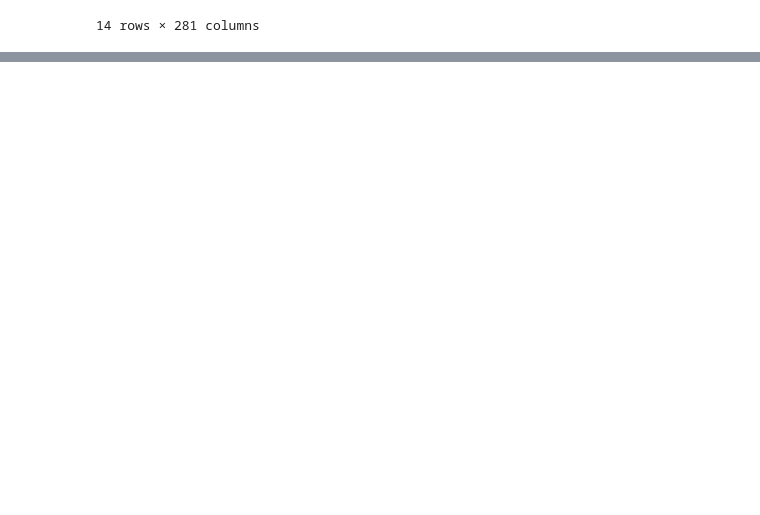
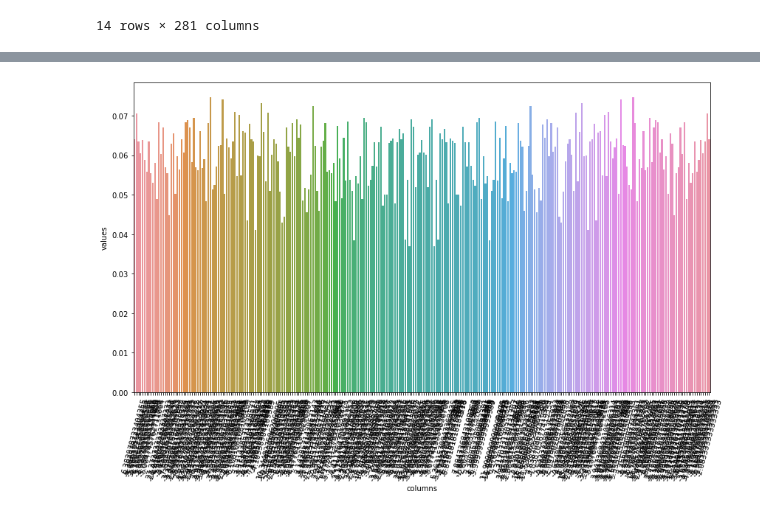
Before and after one commit to Starfarmer2/DIIG_Aquatrax_F23, a Jupyter notebook: src/Small_Leaks/PCA_Caroline.ipynb, the cells around one changed output, grey strips where cells are left out. Saved outputs shown, nothing was run; the diff lists cells and outputs as text; code cells hidden in the pictures; blank space fills up the shorter version.

```diff
--- a/src/Small_Leaks/PCA_Caroline.ipynb
+++ b/src/Small_Leaks/PCA_Caroline.ipynb
@@ -186,0 +293,14 @@ df_accounts_pivoted.to_csv("../../data/Processed_Data/leakage_fourier_transform_
+# %%
+#Weights on variables in component 0
+N=0
+component_df = pd.DataFrame(np.array([normalized_df.columns, np.abs(sort_evecs[N])]).transpose(),columns=["columns","values"])
+sort_component_df = component_df.sort_values(by="values",ascending=False)[:]
+
+#Plot
+plt.figure(figsize=(12,8))
+plot = seaborn.barplot(data=sort_component_df,x="columns",y="values")
+plot.set_xticklabels(sort_component_df["columns"], rotation=75)
+plt.tight_layout()
+plt.show()
+# %% [output]
+[figure, added]
```
Also changed, not shown: parts of 7 cells of this notebook.
